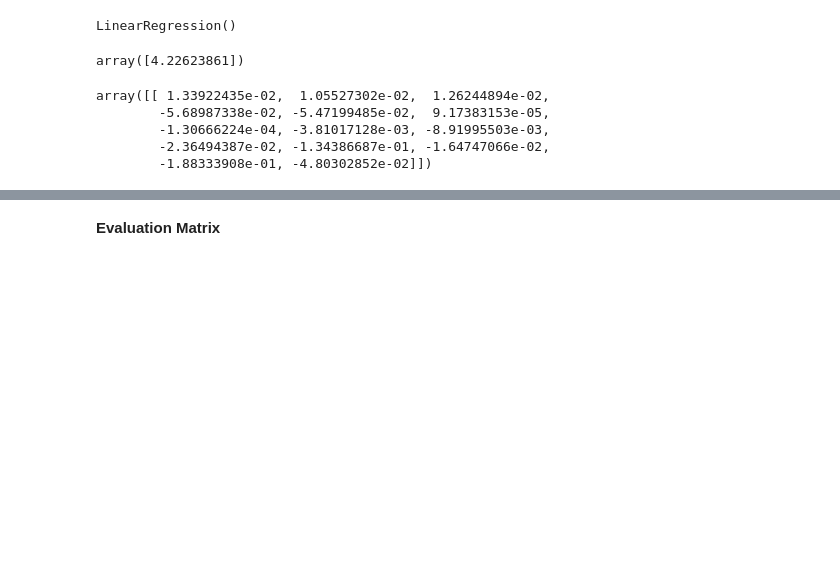
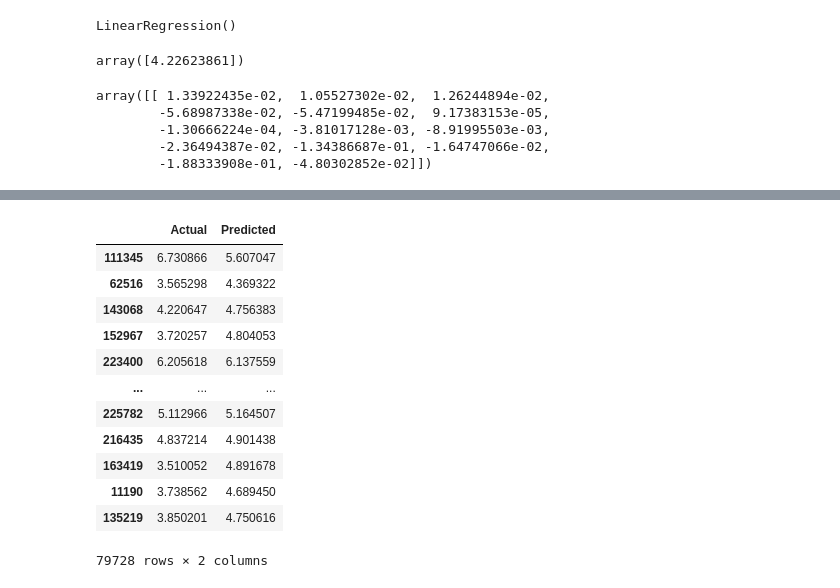
Before and after one commit to lokeshtokas/SGEMM-GPU-Kernel-Performance, a Jupyter notebook: SGEMM GPU Kernel Performance - Capstone Project.ipynb, the cells around one changed output, grey strips where cells are left out. Saved outputs shown, nothing was run; the diff lists cells and outputs as text; code cells hidden in the pictures; blank space fills up the shorter version.

```diff
--- a/SGEMM GPU Kernel Performance - Capstone Project.ipynb
+++ b/SGEMM GPU Kernel Performance - Capstone Project.ipynb
@@ -265,2 +282,17 @@ Y_predict = lin_reg.predict(X_test)
-# %% [markdown]
-**Evaluation Matrix**
+# %%
+df_pred = pd.DataFrame({'Actual' : Y_test.squeeze(), 'Predicted': Y_pred.squeeze()})
+df_pred
+# %% [output]
+|  | Actual | Predicted |
+| 111345 | 6.730866 | 5.607047 |
+| 62516 | 3.565298 | 4.369322 |
+| 143068 | 4.220647 | 4.756383 |
+| 152967 | 3.720257 | 4.804053 |
+| 223400 | 6.205618 | 6.137559 |
+| ... | ... | ... |
+| 225782 | 5.112966 | 5.164507 |
+| 216435 | 4.837214 | 4.901438 |
+| 163419 | 3.510052 | 4.891678 |
+| 11190 | 3.738562 | 4.689450 |
+| 135219 | 3.850201 | 4.750616 |
+79728 rows × 2 columns
```
Also changed, not shown: parts of 23 cells of this notebook.
